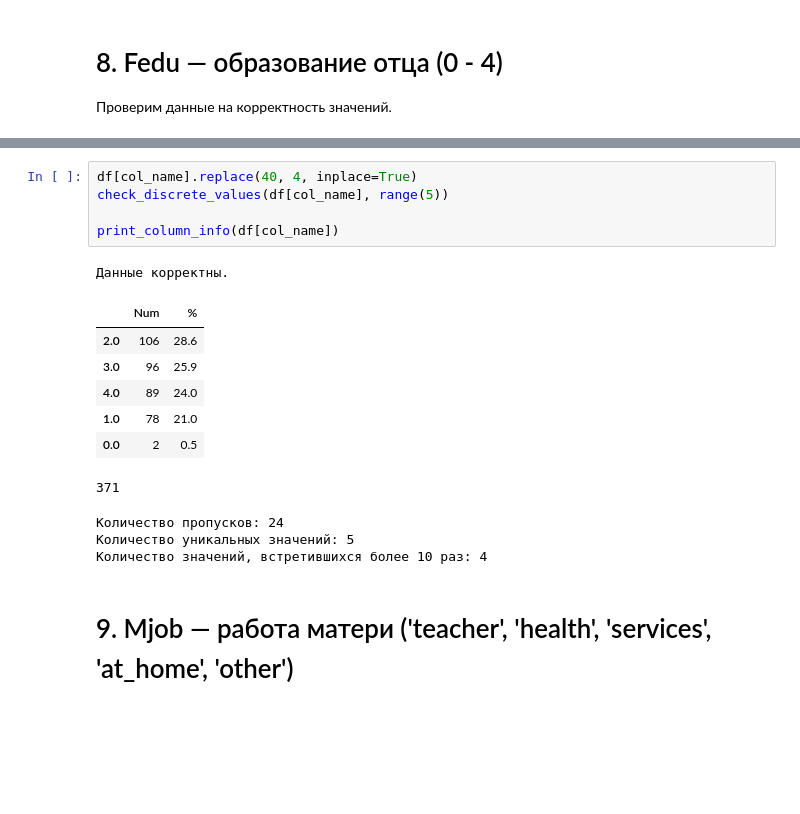
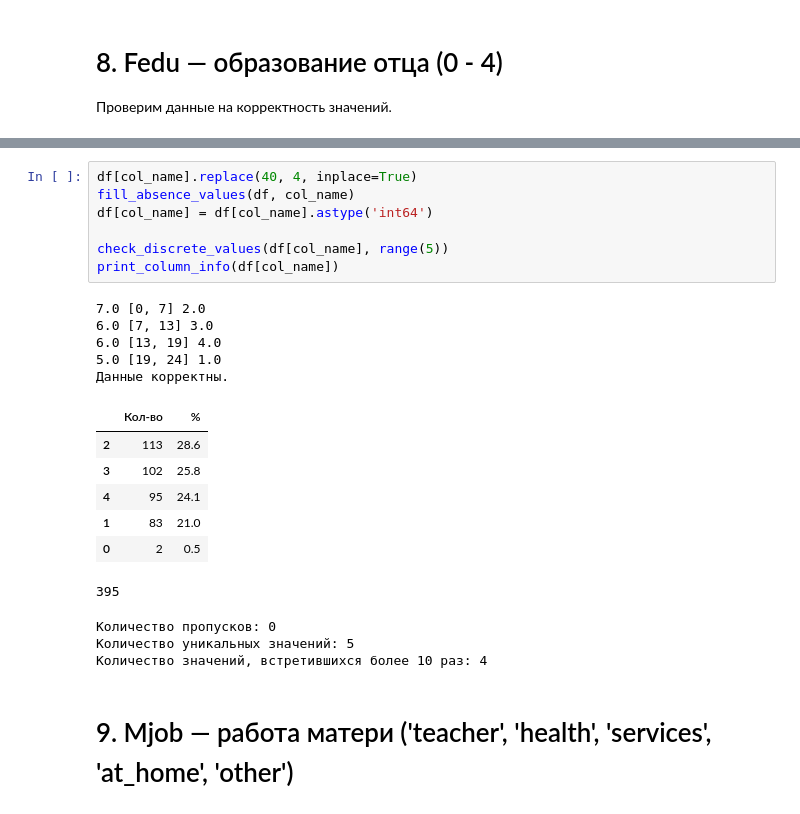
Before and after one commit to mshashanov/skillfactory_rds, a Jupyter notebook: module_2/eda_stud_math.ipynb, the cells around one changed output, grey strips where cells are left out. Drawn from its saved outputs; the diff is of its cells as text; blank space fills up the shorter version.

```diff
--- a/module_2/eda_stud_math.ipynb
+++ b/module_2/eda_stud_math.ipynb
@@ -361,19 +440,25 @@ Name: fedu, dtype: int64
 Количество значений, встретившихся более 10 раз: 4
 # %%
 df[col_name].replace(40, 4, inplace=True)
+fill_absence_values(df, col_name)
+df[col_name] = df[col_name].astype('int64')
+
 check_discrete_values(df[col_name], range(5))
-
 print_column_info(df[col_name])
 # %% [output]
+7.0 [0, 7] 2.0
+6.0 [7, 13] 3.0
+6.0 [13, 19] 4.0
+5.0 [19, 24] 1.0
 Данные корректны.
-|  | Num | % |
-| 2.0 | 106 | 28.6 |
-| 3.0 | 96 | 25.9 |
-| 4.0 | 89 | 24.0 |
-| 1.0 | 78 | 21.0 |
-| 0.0 | 2 | 0.5 |
+|  | Кол-во | % |
+| 2 | 113 | 28.6 |
+| 3 | 102 | 25.8 |
+| 4 | 95 | 24.1 |
+| 1 | 83 | 21.0 |
+| 0 | 2 | 0.5 |
-371
+395
-Количество пропусков: 24
+Количество пропусков: 0
 Количество уникальных значений: 5
 Количество значений, встретившихся более 10 раз: 4
 # %% [markdown]
```
Also changed, not shown: parts of 74 cells of this notebook.
